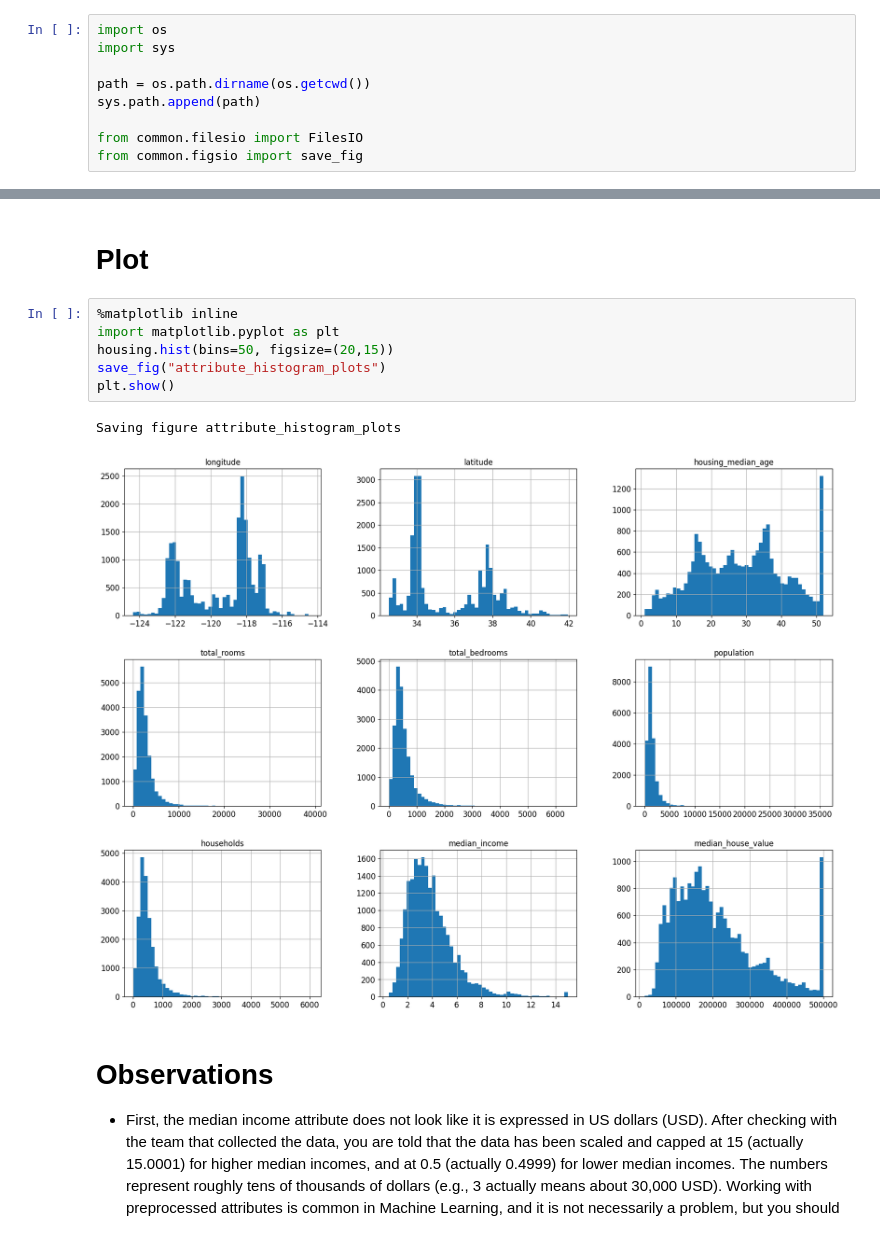
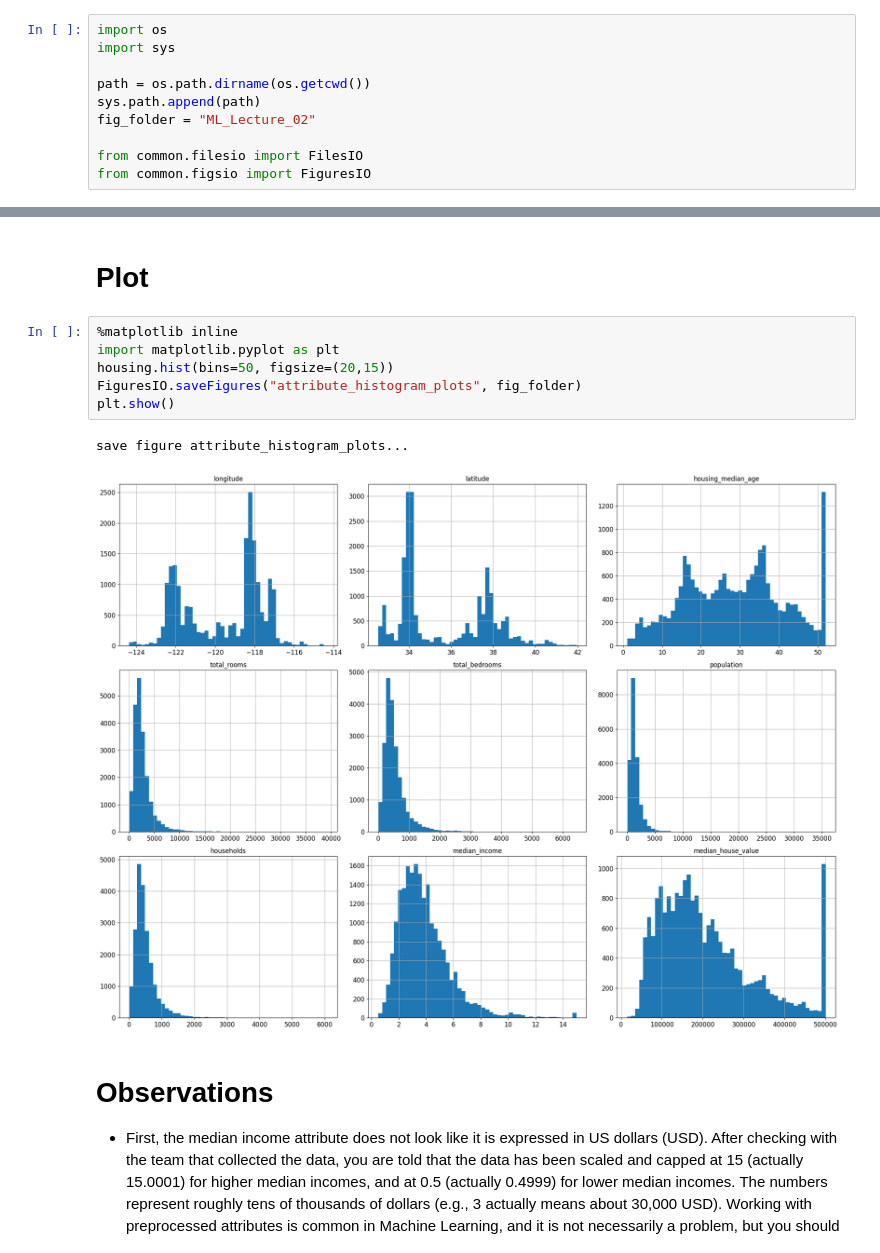
Before and after one commit to FantasySilence/FintechStudy, a Jupyter notebook: lecture/ML_Lecture_02.ipynb, the cells around one changed output, grey strips where cells are left out. Cells and saved outputs as stored; diff of their text form.

```diff
--- a/lecture/ML_Lecture_02.ipynb
+++ b/lecture/ML_Lecture_02.ipynb
@@ -36,9 +36,10 @@ import sys
 
 path = os.path.dirname(os.getcwd())
 sys.path.append(path)
+fig_folder = "ML_Lecture_02"
 
 from common.filesio import FilesIO
-from common.figsio import save_fig
+from common.figsio import FiguresIO
 # %% [markdown]
 # Setup
 # %% [markdown]
@@ -144,12 +145,12 @@ The 25%, 50%, and 75% rows show the corresponding percentiles: a percentile indi
 # %%
 %matplotlib inline
 import matplotlib.pyplot as plt
 housing.hist(bins=50, figsize=(20,15))
-save_fig("attribute_histogram_plots")
+FiguresIO.saveFigures("attribute_histogram_plots", fig_folder)
 plt.show()
 # %% [output]
-Saving figure attribute_histogram_plots
+save figure attribute_histogram_plots...
-[figure, old version]
+[figure, new version]
 # %% [markdown]
 # Observations
 * First, the median income attribute does not look like it is expressed in US dollars (USD). After checking with the team that collected the data, you are told that the data has been scaled and capped at 15 (actually 15.0001) for higher median incomes, and at 0.5 (actually 0.4999) for lower median incomes. The numbers represent roughly tens of thousands of dollars (e.g., 3 actually means about 30,000 USD). Working with preprocessed attributes is common in Machine Learning, and it is not necessarily a problem, but you should try to understand how the data was computed.
```
Also changed, not shown: parts of 11 cells of this notebook, 3 other files.
